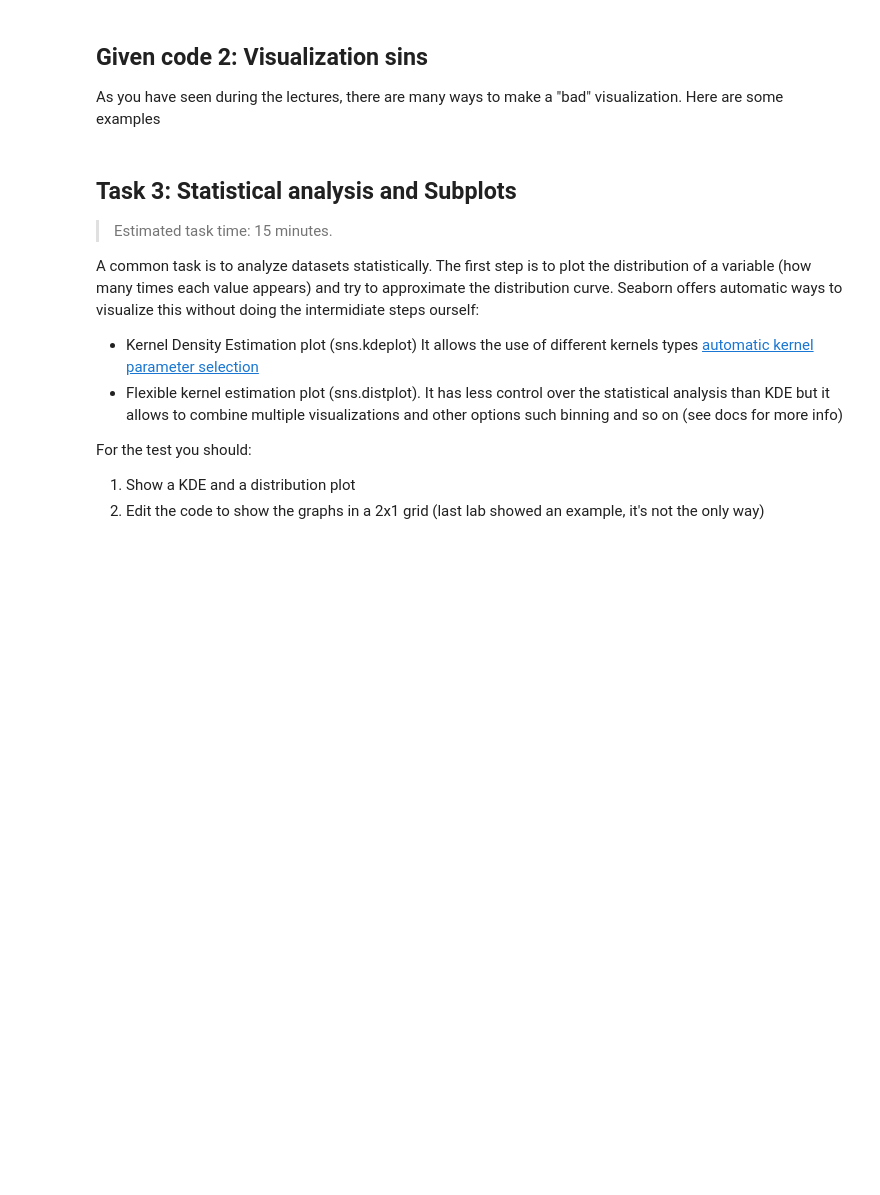
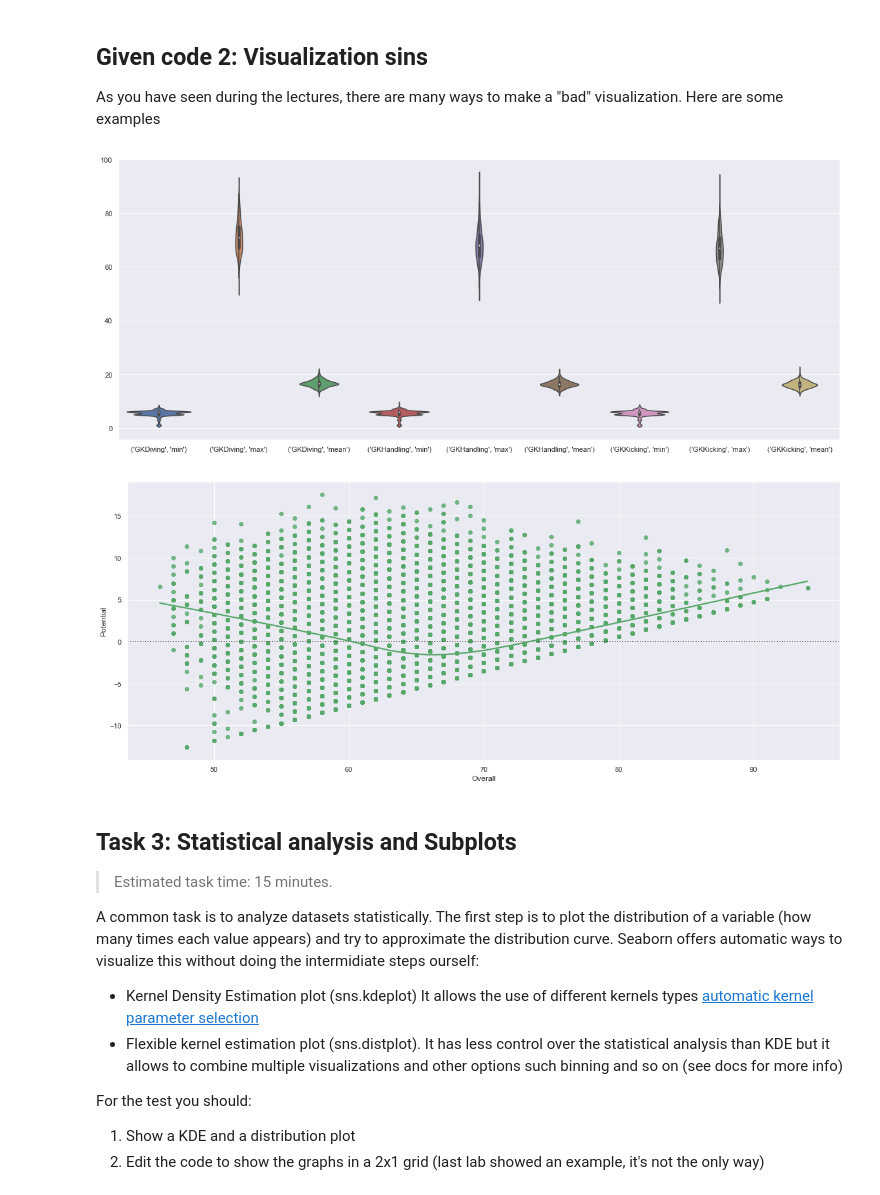
Before and after one commit to Faur/ITU-Data-Science-in-Games-Exercises, a Jupyter notebook: development/Lab2 Visualizations.ipynb, the cells around one changed output. Saved outputs shown, nothing was run; the diff lists cells and outputs as text; code cells hidden in the pictures; blank space fills up the shorter version.

```diff
--- a/development/Lab2 Visualizations.ipynb
+++ b/development/Lab2 Visualizations.ipynb
@@ -142,4 +202,6 @@ In many occasions is important to correlate data plotting them on the same visua
 
 This particular set of features is probably not the best to show togheter. Try to understand why and how this problem can be solved.
 # %%
-features = ['GKDiving', 'GKHandling', 'GKKicking']
+features = ['Club', 'GKDiving', 'GKHandling', 'GKKicking']
+subset = data[features]
+subset.describe()
@@ -148,8 +229,7 @@ features = ['GKDiving', 'GKHandling', 'GKKicking']
 
 #1
 aggregation_columns = ['min', 'max', 'mean']
-gb = data.groupby('Club')[features].agg(aggregation_columns)
-clubStat = gb.reset_index()
+gb = subset.groupby('Club').agg(aggregation_columns)
 
 #2
 gb \
@@ -170,12 +250,15 @@ As you have seen during the lectures, there are many ways to make a "bad" visual
 # %%
 # exotic plots: if your reader can't understand it, don't use it
 sns.violinplot(data=gb)
 plt.show()
 
 # optimistic regression: [regression is tricky](https://xkcd.com/1725/)
 
-sns.residplot(subset['Overall'], subset['Potential'], lowess=True, color='g')
+sns.residplot(data['Overall'], data['Potential'], lowess=True, color='g')
 plt.show()
+# %% [output]
+[figure, added]
+[figure, added]
 # %% [markdown]
 ## Task 3: Statistical analysis and Subplots
 
```
Also changed, not shown: parts of 17 cells of this notebook.
